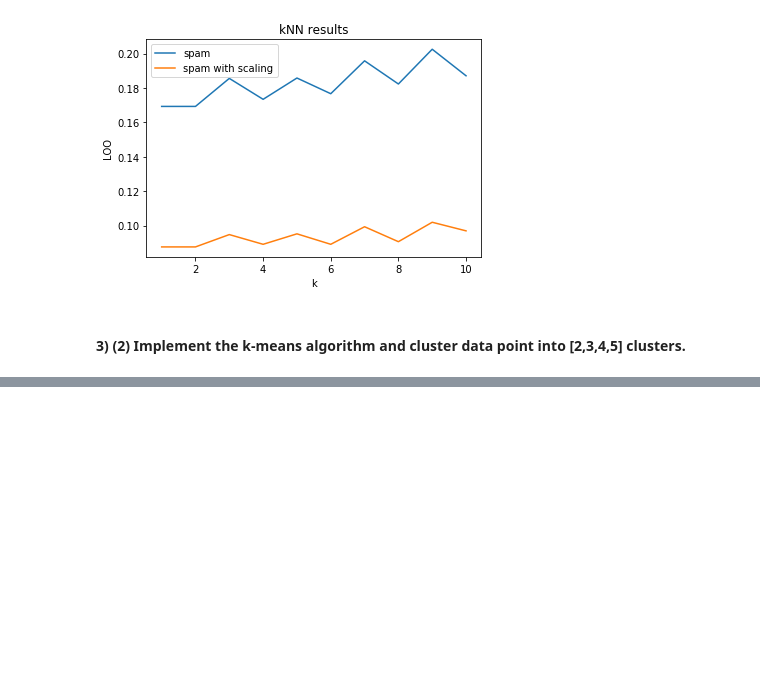
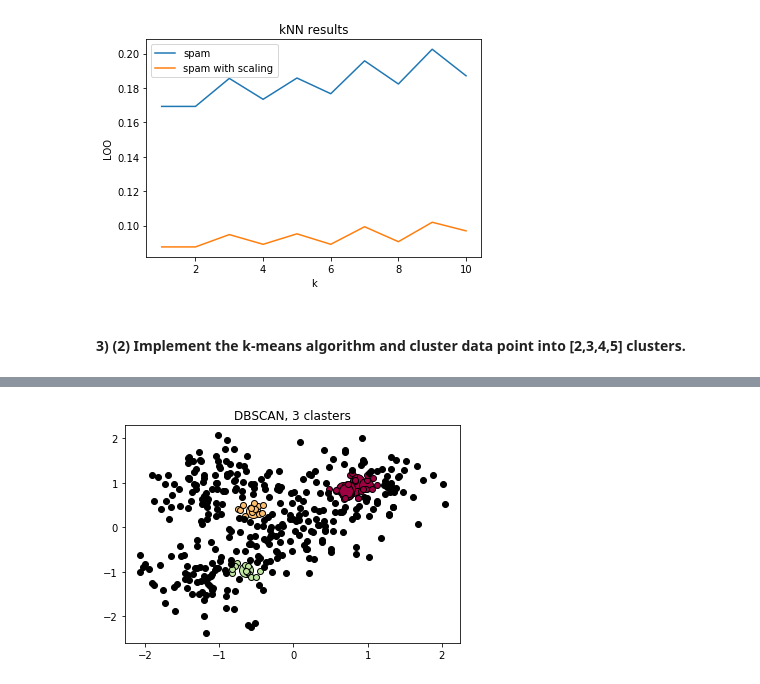
Before and after one commit to Igor-Tukh/machine-learning-hse, a Jupyter notebook: hw01/hw01.ipynb, the cells around one changed output, grey strips where cells are left out. Saved outputs shown, nothing was run; the diff lists cells and outputs as text; code cells hidden in the pictures; blank space fills up the shorter version.

```diff
--- a/hw01/hw01.ipynb
+++ b/hw01/hw01.ipynb
@@ -152,0 +299,4 @@ plt.show()
+# %%
+draw_clasters_DBSCAN(*clasterization[3][1], points)
+# %% [output]
+[figure, added]
```
Also changed, not shown: parts of 24 cells of this notebook.
